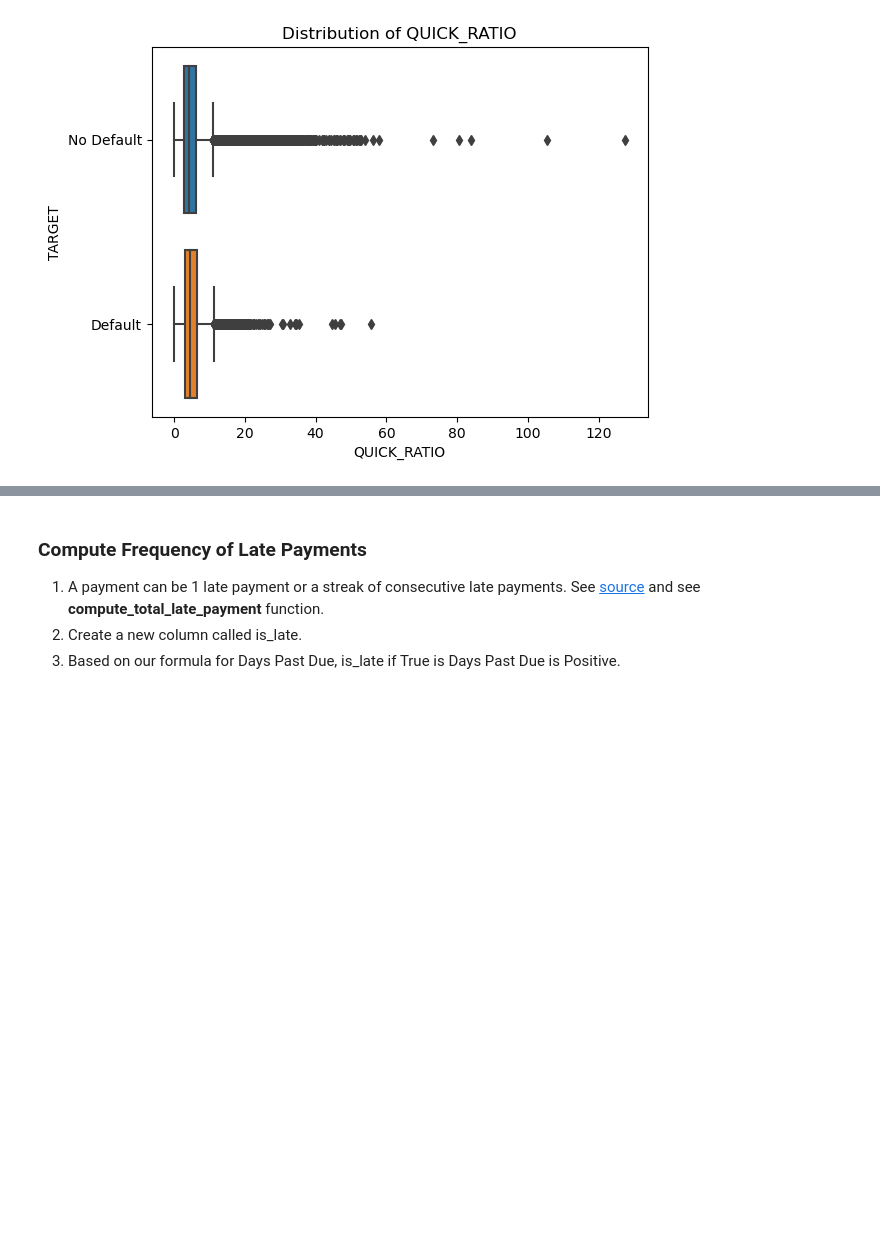
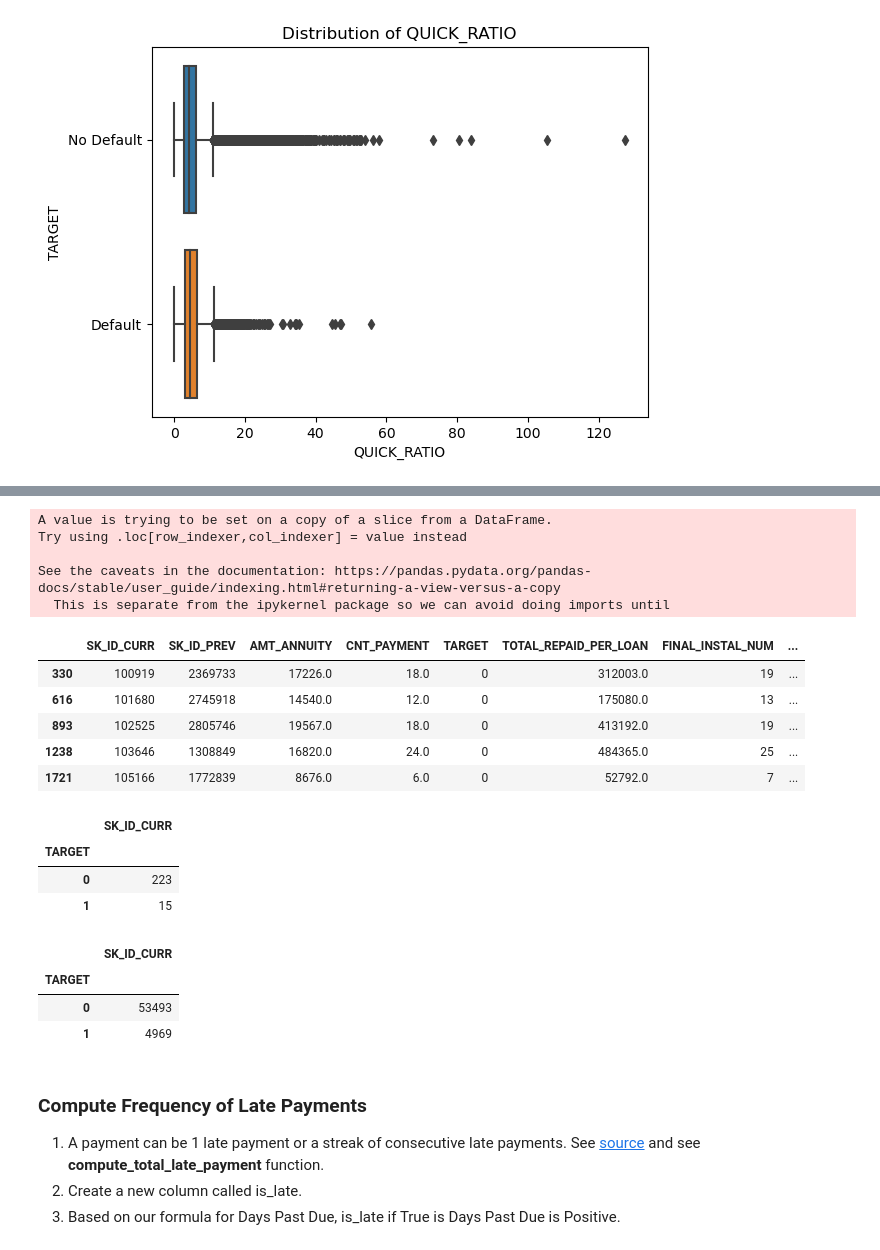
Before and after one commit to HoWeiChin/GA_Capstone, a Jupyter notebook: extracting-instalment-payment-features.ipynb, the cells around one changed output, grey strips where cells are left out. Drawn from its saved outputs; the diff is of its cells as text; code cells hidden in the pictures; blank space fills up the shorter version.

```diff
--- a/extracting-instalment-payment-features.ipynb
+++ b/extracting-instalment-payment-features.ipynb
@@ -518,3 +649,42 @@ print(interest_feature_df.shape)
+# %%
+#late payment penalty
+late_but_repaid = total_repaid[is_longer_than_expected & (total_repaid.TOTAL_REPAID_PER_LOAN >= total_repaid.FV)]
+late_but_repaid['PENALTY_IMPOSED'] = late_but_repaid['TOTAL_REPAID_PER_LOAN'] -  late_but_repaid['FV']
+late_but_repaid.head()
+# %% [output]
+A value is trying to be set on a copy of a slice from a DataFrame.
+Try using .loc[row_indexer,col_indexer] = value instead
+
+See the caveats in the documentation: https://pandas.pydata.org/pandas-docs/stable/user_guide/indexing.html#returning-a-view-versus-a-copy
+  This is separate from the ipykernel package so we can avoid doing imports until
+|  | SK_ID_CURR | SK_ID_PREV | AMT_ANNUITY | CNT_PAYMENT | TARGET | TOTAL_REPAID_PER_LOAN | FINAL_INSTAL_NUM | ... |
+| 330 | 100919 | 2369733 | 17226.0 | 18.0 | 0 | 312003.0 | 19 | ... |
+| 616 | 101680 | 2745918 | 14540.0 | 12.0 | 0 | 175080.0 | 13 | ... |
+| 893 | 102525 | 2805746 | 19567.0 | 18.0 | 0 | 413192.0 | 19 | ... |
+| 1238 | 103646 | 1308849 | 16820.0 | 24.0 | 0 | 484365.0 | 25 | ... |
+| 1721 | 105166 | 1772839 | 8676.0 | 6.0 | 0 | 52792.0 | 7 | ... |
+# %%
+late_but_repaid \
+    .filter(['SK_ID_CURR', 'TARGET']) \
+    .drop_duplicates() \
+    .groupby('TARGET') \
+    .count()
+# %% [output]
+|  | SK_ID_CURR |
+| TARGET |  |
+| 0 | 223 |
+| 1 | 15 |
+# %%
+prepaid \
+    .filter(['SK_ID_CURR', 'TARGET']) \
+    .drop_duplicates() \
+    .groupby('TARGET') \
+    .count()
+# %% [output]
+|  | SK_ID_CURR |
+| TARGET |  |
+| 0 | 53493 |
+| 1 | 4969 |
 # %% [markdown]
 ### Compute Frequency of Late Payments
 1. A payment can be 1 late payment or a streak of consecutive late payments. See [source](https://joshdevlin.com/blog/calculate-streaks-in-pandas/) and see **compute_total_late_payment** function.
```
Also changed, not shown: parts of 14 cells of this notebook.
